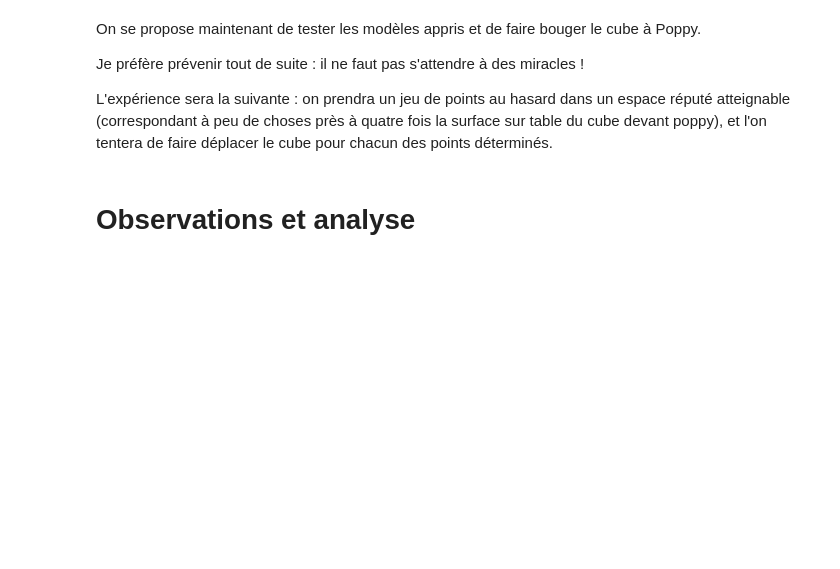
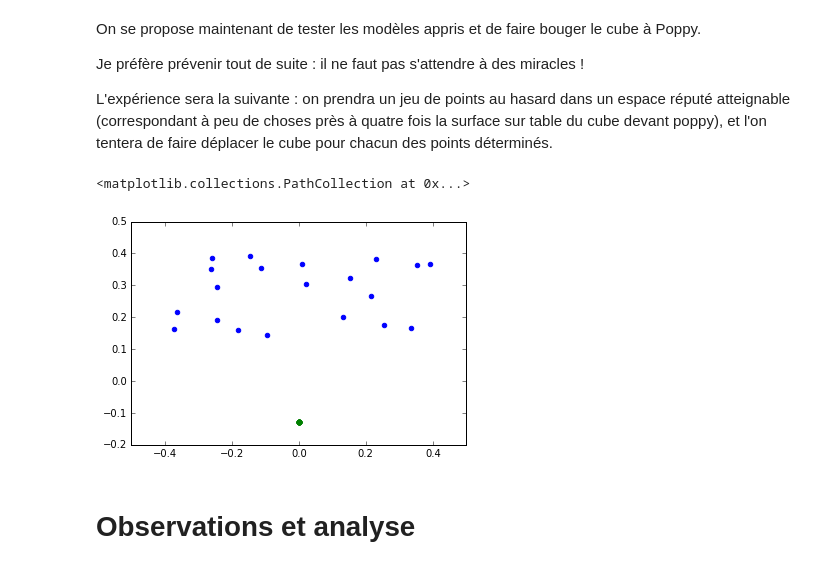
Before and after one commit to cferr/pyppo, a Jupyter notebook: Faire bouger des objets avec Explauto.ipynb, the cells around one changed output. Cells and saved outputs as stored; diff of their text form; code cells hidden in the pictures; blank space fills up the shorter version.

```diff
--- a/Faire bouger des objets avec Explauto.ipynb
+++ b/Faire bouger des objets avec Explauto.ipynb
@@ -189,11 +196,14 @@ runExperiment()
 # %%
 # And now, plot the results...
 
 fig = libplot.figure()
 ax = fig.add_subplot(111)
 
-ax.scatter(Xgoals, Ygoals, color='blue')
+ax.scatter(Xgoal, Ygoal, color='blue')
 ax.scatter(reachedXs, reachedYs, color='green')
+# %% [output]
+<matplotlib.collections.PathCollection at 0x...>
+[figure, added]
 # %% [markdown]
 # Observations et analyse
 # %% [markdown]
```
Also changed, not shown: parts of 6 cells of this notebook, 2 other files.
